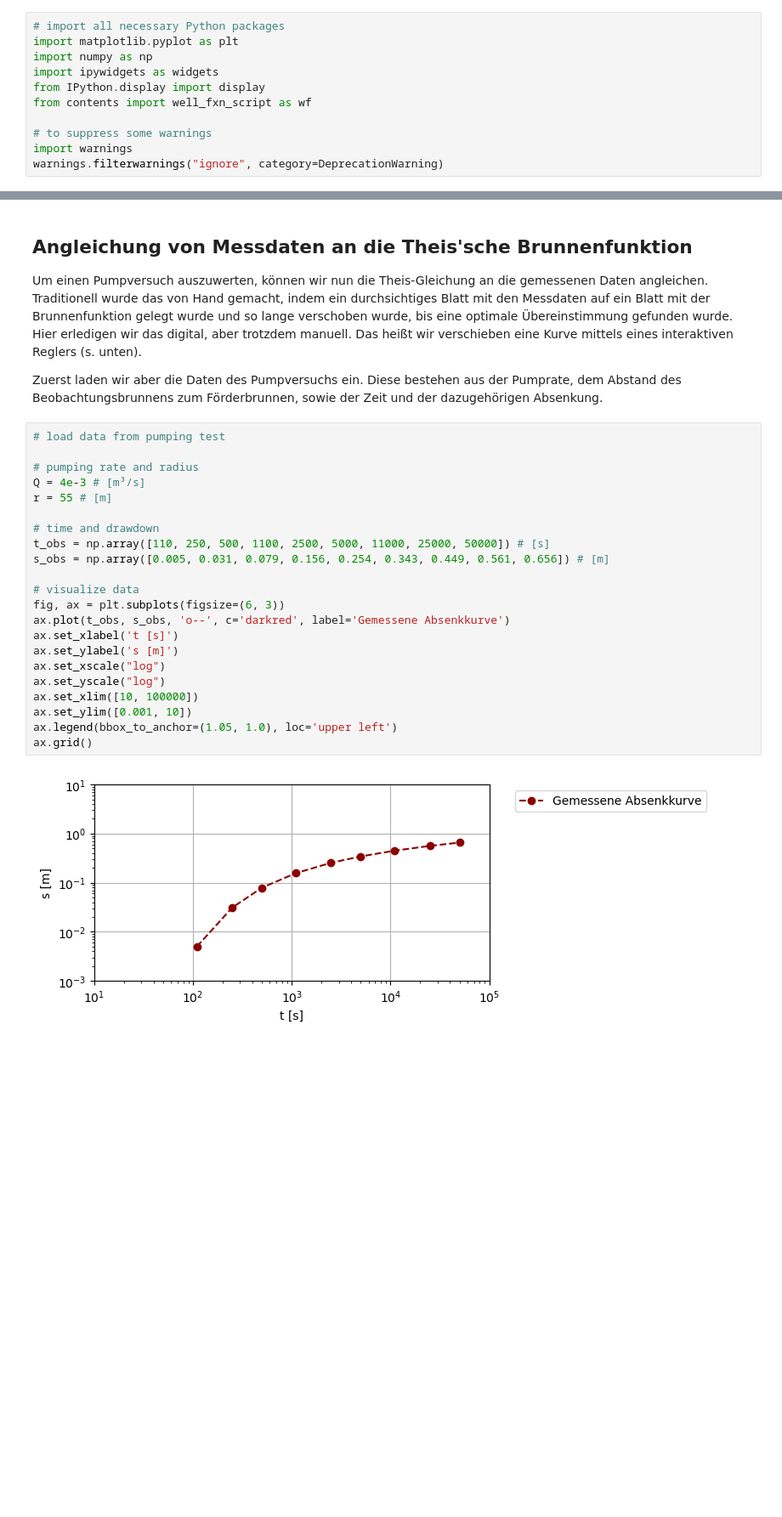
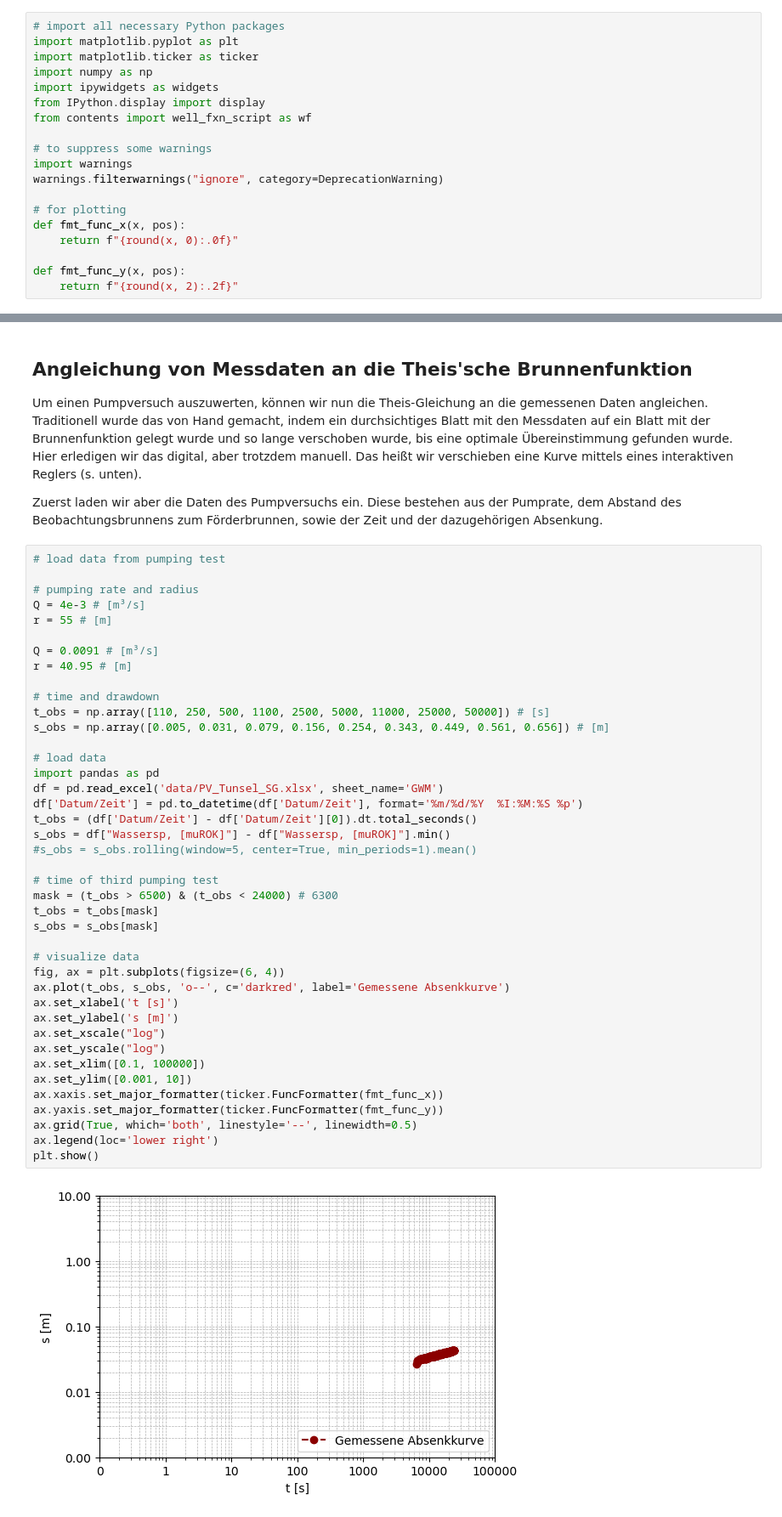
Before and after one commit to SebastianGnann/Pumpversuche, a Jupyter notebook: Pumpversuche.ipynb, the cells around one changed output, grey strips where cells are left out. Shown at 85% size. Cells and saved outputs as stored; diff of their text form; blank space fills up the shorter version.

Commit message:
add real data

```diff
--- a/Pumpversuche.ipynb
+++ b/Pumpversuche.ipynb
@@ -51,6 +51,7 @@ Diese müssen am Anfang importiert werden. Wird das nicht gemacht, kann der nach
 # %%
 # import all necessary Python packages
 import matplotlib.pyplot as plt
+import matplotlib.ticker as ticker
 import numpy as np
 import ipywidgets as widgets
 from IPython.display import display
@@ -59,6 +60,13 @@ from contents import well_fxn_script as wf
 # to suppress some warnings
 import warnings
 warnings.filterwarnings("ignore", category=DeprecationWarning)
+
+# for plotting
+def fmt_func_x(x, pos):
+    return f"{round(x, 0):.0f}"
+
+def fmt_func_y(x, pos):
+    return f"{round(x, 2):.2f}"
 # %% [markdown]
 ## Parameter und Variablen:
 - $t$ [s] = Zeit
@@ -207,24 +222,43 @@ Diese bestehen aus der Pumprate, dem Abstand des Beobachtungsbrunnens zum Förde
 # %%
 # load data from pumping test
 
 # pumping rate and radius
 Q = 4e-3 # [m³/s]
 r = 55 # [m]
 
+Q = 0.0091 # [m³/s]
+r = 40.95 # [m]
+
 # time and drawdown
 t_obs = np.array([110, 250, 500, 1100, 2500, 5000, 11000, 25000, 50000]) # [s]
 s_obs = np.array([0.005, 0.031, 0.079, 0.156, 0.254, 0.343, 0.449, 0.561, 0.656]) # [m]
 
+# load data
+import pandas as pd
+df = pd.read_excel('data/PV_Tunsel_SG.xlsx', sheet_name='GWM')
+df['Datum/Zeit'] = pd.to_datetime(df['Datum/Zeit'], format='%m/%d/%Y  %I:%M:%S %p')
+t_obs = (df['Datum/Zeit'] - df['Datum/Zeit'][0]).dt.total_seconds()
+s_obs = df["Wassersp, [muROK]"] - df["Wassersp, [muROK]"].min()
+#s_obs = s_obs.rolling(window=5, center=True, min_periods=1).mean()
+
+# time of third pumping test
+mask = (t_obs > 6500) & (t_obs < 24000) # 6300
+t_obs = t_obs[mask]
+s_obs = s_obs[mask]
+
 # visualize data
-fig, ax = plt.subplots(figsize=(6, 3))
+fig, ax = plt.subplots(figsize=(6, 4))
 ax.plot(t_obs, s_obs, 'o--', c='darkred', label='Gemessene Absenkkurve')
 ax.set_xlabel('t [s]')
 ax.set_ylabel('s [m]')
 ax.set_xscale("log")
 ax.set_yscale("log")
-ax.set_xlim([10, 100000])
+ax.set_xlim([0.1, 100000])
 ax.set_ylim([0.001, 10])
-ax.legend(bbox_to_anchor=(1.05, 1.0), loc='upper left')
-ax.grid()
+ax.xaxis.set_major_formatter(ticker.FuncFormatter(fmt_func_x))
+ax.yaxis.set_major_formatter(ticker.FuncFormatter(fmt_func_y))
+ax.grid(True, which='both', linestyle='--', linewidth=0.5)
+ax.legend(loc='lower right')
+plt.show()
 # %% [output]
-[figure, old version]
+[figure, new version]
```
Also changed, not shown: parts of 7 cells of this notebook.
